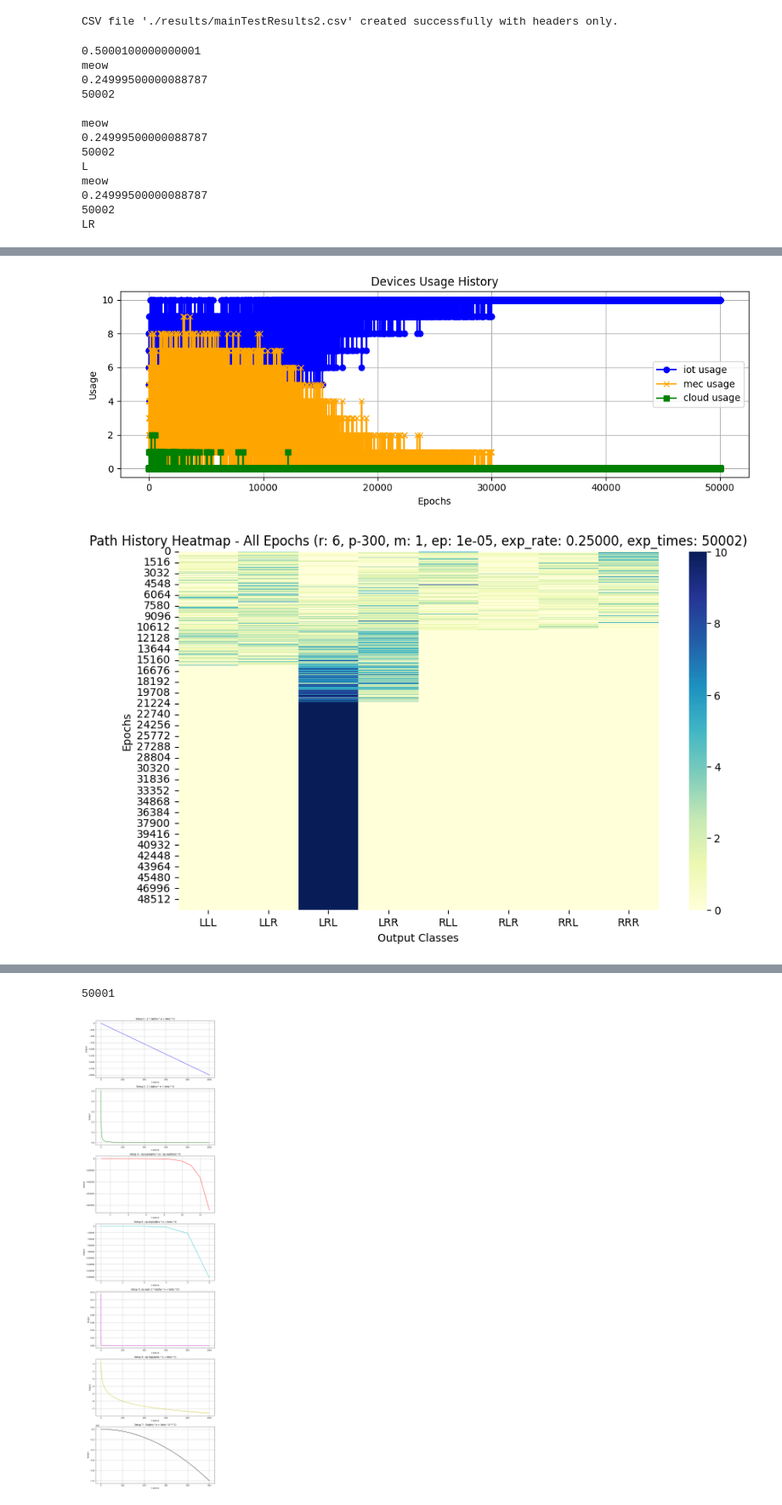
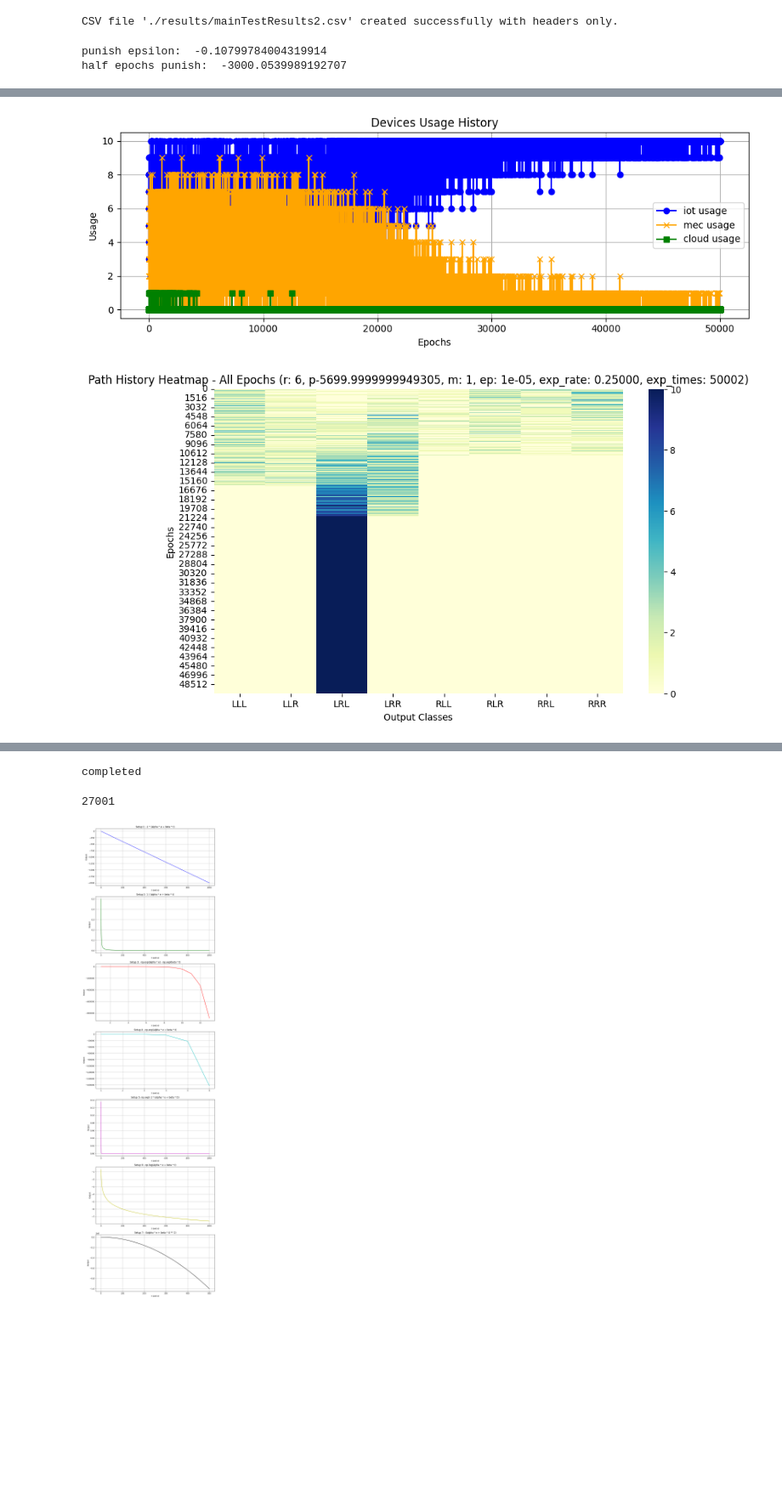
Before and after one commit to seyedAliHamedi/DTRL, a Jupyter notebook: main.ipynb, the cells around one changed output, grey strips where cells are left out. Shown at 85% size. Saved outputs shown, nothing was run; the diff lists cells and outputs as text; code cells hidden in the pictures; blank space fills up the shorter version.

Commit message:
no argmax only multinomial (with increasing punish)

```diff
--- a/main.ipynb
+++ b/main.ipynb
@@ -357,6 +315,7 @@ class Environment:
         self.learning_mode = 0
         self.rewardSetup = 1
         self.punish = 0
+        self.punish_epsilon = 0
         self.alpha = 1
         self.beta = 1
         self.num_episodes = num_episodes
@@ -367,7 +326,6 @@ class Environment:
         self.feature_size = 5
         self.num_actions = len(devices)
         self.max_depth = 3
-        print(self.num_epochs * 0.00001)
         self.agent = DDT(self.feature_size, self.num_actions,depth=0, max_depth=self.max_depth, num_epoch=self.num_epochs)
         self.optimizer = optim.Adam(self.agent.parameters(), lr=0.005)
 
@@ -396,7 +354,6 @@ class Environment:
 
                     reward = getSetup(total_e, total_t, self.rewardSetup,self.alpha, self.beta)
                     return (reward,total_t,total_e,0,0)
-
         return (punishment,0,0, taskFail,safeFail)
 
 
@@ -406,6 +363,7 @@ class Environment:
         total_avg_r = 0
         total_avg_l = 0
         total_avg_fail = np.array([0,0,0],dtype=np.float64)
+
         for i in range(num_epoch):
 
             total_fail_epoch = np.array([0,0,0])
@@ -418,7 +376,11 @@ class Environment:
             total_mec_usage=0
             total_cc_usage=0
 
+            self.punish += self.punish_epsilon
+
             temp_paths = []
+            if i == (num_epoch // 2):
+                print("half epochs punish: ", self.punish)
             for j in range(num_episodes):
                 state = self.tasks_copy.loc[self.taskList[0]]
                 x = torch.tensor(np.array(state.values, dtype=np.float32)).unsqueeze(0)
@@ -429,10 +391,12 @@ class Environment:
                     self.path_history.append(temp_paths)
 
                 action_probabilities = torch.softmax(output, dim=0)
-                if i < (num_epoch * 0.6):
-                    action_index = torch.multinomial(action_probabilities, 1).item()
-                else:
-                    action_index = torch.argmax(action_probabilities).item()
+                # if i < (num_epoch * 0.6):
+                #     action_index = torch.multinomial(action_probabilities, 1).item()
+                # else:
+                #     action_index = torch.argmax(action_probabilities).item()
+
+                action_index = torch.multinomial(action_probabilities, 1).item()
                 reward, t, e,taskFail,safeFail = self.execute_action(state, action_index)
                 loss = (-torch.log10(action_probabilities[action_index]) * reward)
 
@@ -497,6 +461,7 @@ class Environment:
             total_avg_l += avg_loss
             total_avg_r += avg_reward
             total_avg_fail += avg_fail
+
 
 
 
@@ -615,6 +580,8 @@ def train_test(n):
                 env.learning_mode = mode
                 env.rewardSetup = reward
                 env.punish = punish
+                env.punish_epsilon = -(punish - (punish * 10)) / (num_epochs / 2)
+                print("punish epsilon: ", env.punish_epsilon)
                 env.taskList = taskList
                 env.tasks_copy = tasks_copy
 
@@ -623,18 +590,7 @@ def train_test(n):
                 env.train(env.num_epochs, env.num_episodes)
 
 train_test(1)
-# print("completed")
+print("completed")
 # %% [output]
-0.5000100000000001
-meow
-0.24999500000088787
-50002
-
-meow
-0.24999500000088787
-50002
-L
-meow
-0.24999500000088787
-50002
-LR
+punish epsilon:  -0.10799784004319914
+half epochs punish:  -3000.0539989192707
@@ -642,2 +598,2 @@ LR
-[figure, old version]
+[figure, new version]
-[figure, old version]
+[figure, new version]
@@ -645,16 +601,29 @@ LR
+completed
 # %%
 
 
-a = 0.8
-b = 1e-5
-60000
+a = -300
+b = -0.1
 counter = 0
-while a >0.3:
+
+while a > -3000:
     counter +=1
-    a -=b
+    a += b
 print(counter)
+# a = 0.8
+# b = 0.00001
+# counter = 0
+# while a > 0.3:
+#     counter +=1
+#     a -= b
+# print(counter)
+
+# for i in range(3000):
+#     counter += 1
+#     a += b
+# print(a)
 # %% [output]
-50001
+27001
 # %%
 # Define the range for t and e
 t_values = np.arange(1, 1001, 1)  # Start from 1 to avoid divide by zero and log(0)
```
Also changed, not shown: parts of 4 cells of this notebook, 1 other file.
